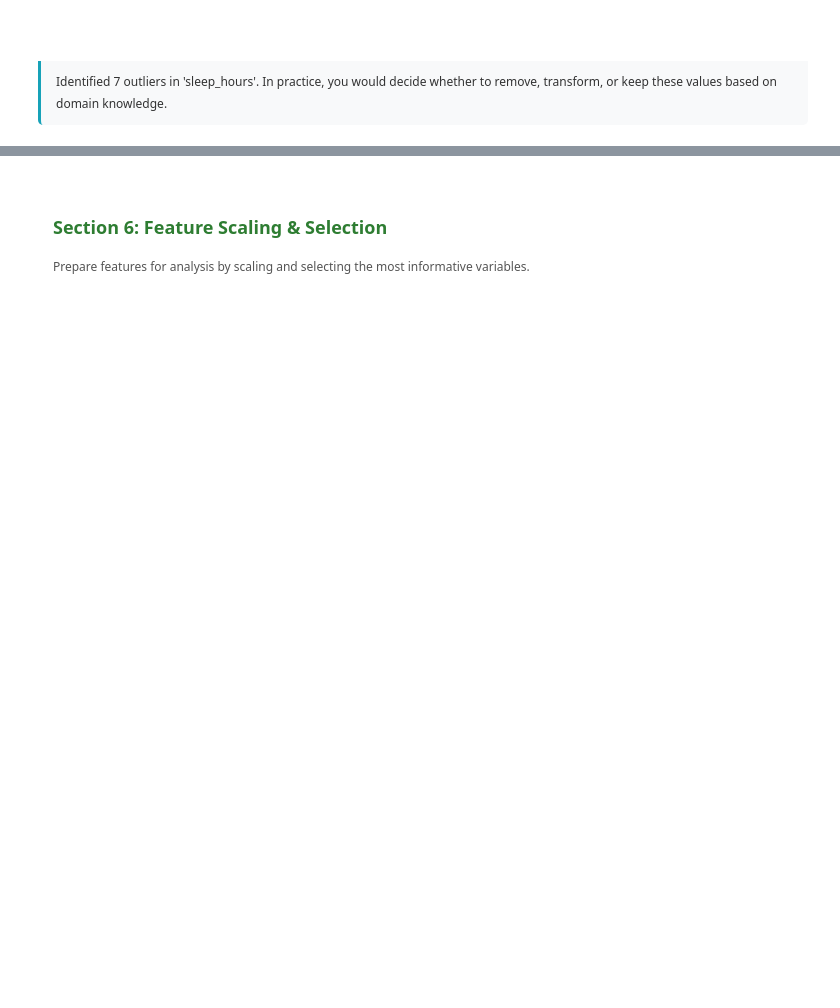
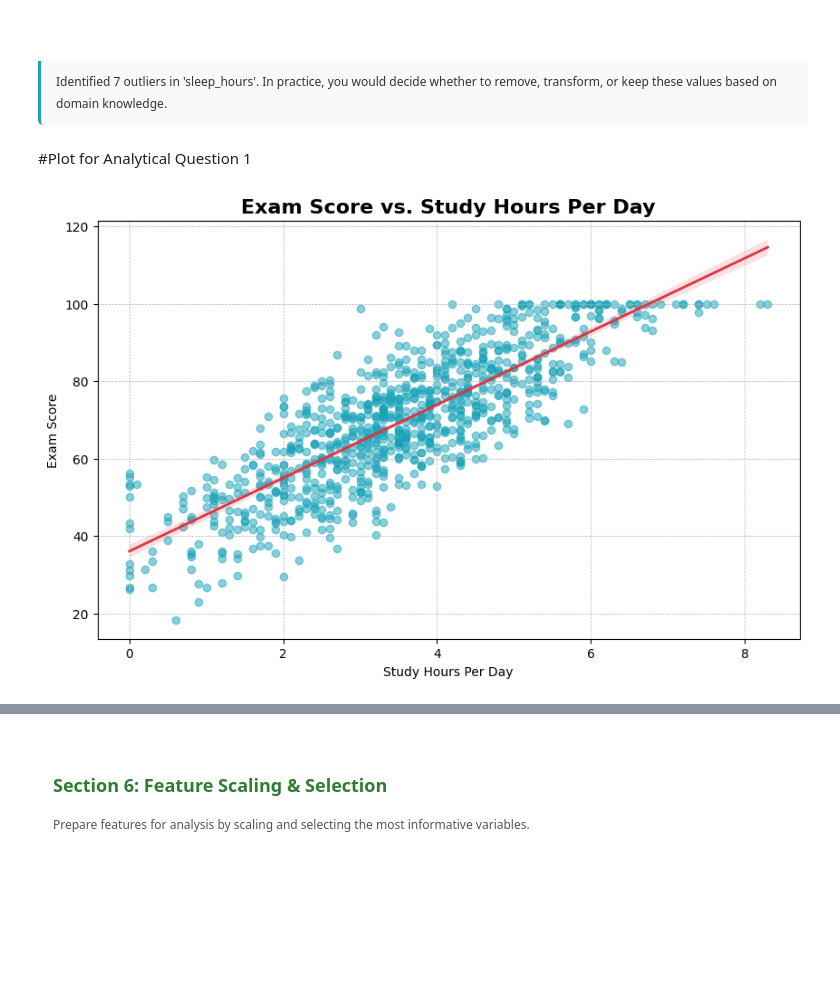
Before and after one commit to Kruthikasv/Address-Formatting-API, a Jupyter notebook: Lab 01_DataProcessing.ipynb, the cells around one changed output, grey strips where cells are left out. Cells and saved outputs as stored; diff of their text form; code cells hidden in the pictures; blank space fills up the shorter version.

```diff
--- a/Lab 01_DataProcessing.ipynb
+++ b/Lab 01_DataProcessing.ipynb
@@ -685,3 +685,20 @@ After outlier removal: 890
 Data points removed: 7
 Outlier Analysis Complete
 Identified 7 outliers in 'sleep_hours'. In practice, you would decide whether to remove, transform, or keep these values based on domain knowledge.
+# %% [markdown]
+#Plot for Analytical Question 1
+# %%
+import seaborn as sns
+
+# Question 1: How do study hours per day correlate with exam scores?
+plt.figure(figsize=(10, 6))
+sns.regplot(x='study_hours_per_day', y='exam_score', data=df,
+            scatter_kws={'alpha':0.5, 'color': '#17a2b8'},
+            line_kws={'color': '#dc3545', 'linewidth': 2})
+plt.title('Exam Score vs. Study Hours Per Day', fontsize=16, fontweight='bold')
+plt.xlabel('Study Hours Per Day')
+plt.ylabel('Exam Score')
+plt.grid(True, which='both', linestyle='--', linewidth=0.5)
+plt.show()
+# %% [output]
+[figure, added]
```
Also changed, not shown: parts of 13 cells of this notebook.
